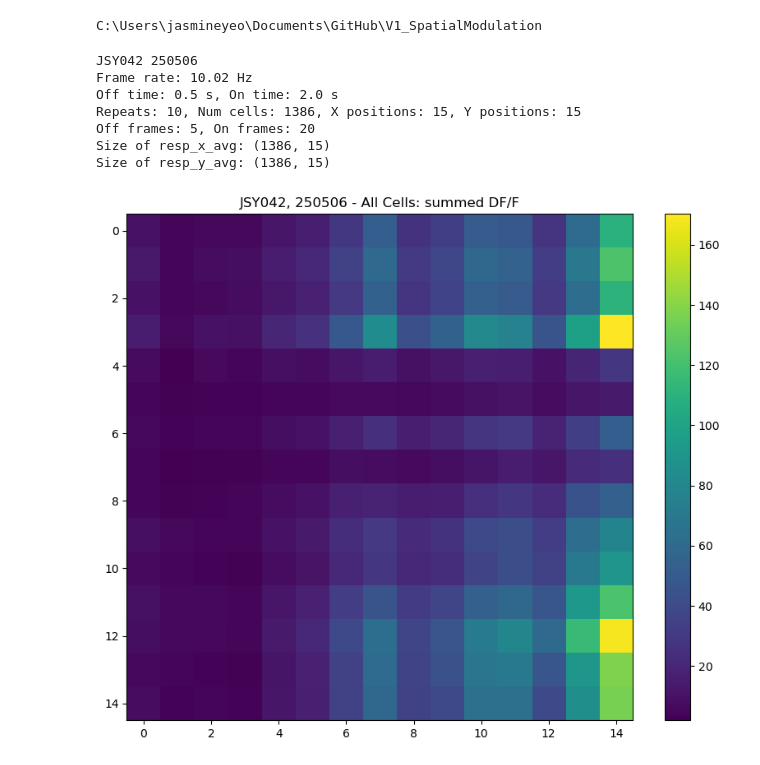
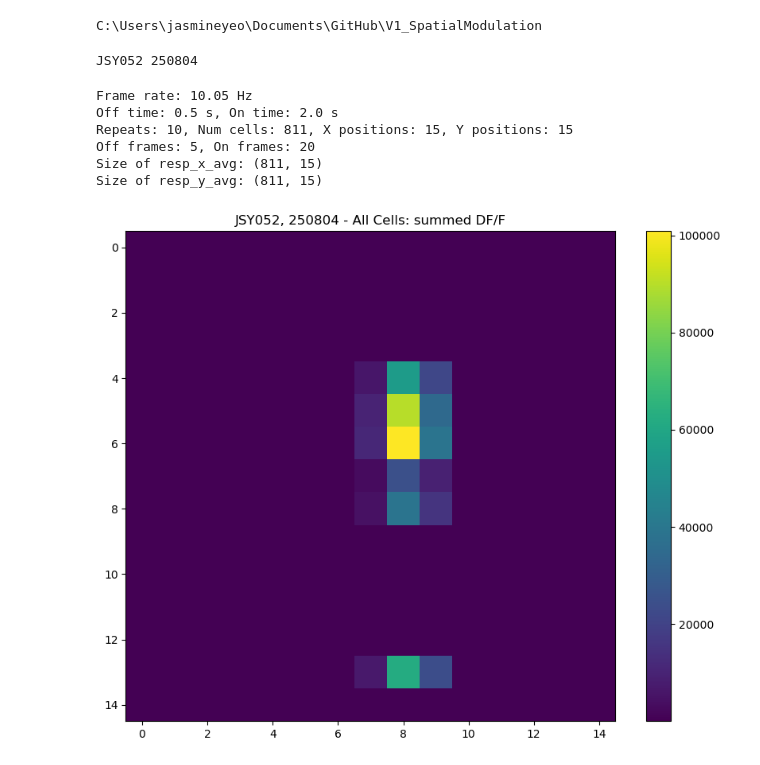
Before and after one commit to jasmineyeo/V1_SpatialModulation, a Jupyter notebook: VisualAnalysis_notebook/spatialmapping_analysis.ipynb, the cells around one changed output. Cells and saved outputs as stored; diff of their text form; code cells hidden in the pictures.

```diff
--- a/VisualAnalysis_notebook/spatialmapping_analysis.ipynb
+++ b/VisualAnalysis_notebook/spatialmapping_analysis.ipynb
@@ -15,14 +15,14 @@ from helper import TwoP, read_xml
 import matplotlib.pyplot as plt
 
 # animal id and date
-animal_id = "JSY042"
-date = 250506
+animal_id = "JSY052"
+date = 250804
 print(animal_id, date)
 
 # File path to data
-filepath = r'D:\V1_SpatialModulation\2p\250506_JSY_JSY043_GratingBars\TSeries-05062025-1347_middlescreen-001'
-twoP_filename = "TSeries-05062025-1347_middlescreen-001"
-stim_filepath = r'D:\V1_SpatialModulation\2p\250506_JSY_JSY043_GratingBars\TSeries-05062025-1347_middlescreen-001\250506_JSY_JSY043_spatialgratings_middlescreen.mat'
+filepath = r'F:\2P\spmod\250804_JSY_JSY052_ExpressionCheck\TSeries-08042025-1433-001'
+twoP_filename = "TSeries-08042025-1433-001"
+stim_filepath = r'\\goard-nas1\Goard_Lab\Jasmine\stimdata\250804_JSY_JSY052_spatialgratings.mat'
 
 # Initialize dictionaries to store raw data
 twoP_data = {}
@@ -185,38 +185,38 @@ plt.title('Mean response to horizontal gratings')
 ax3 = plt.subplot(2, 2, 3)
 y_map_pop = np.tile(avg_resp_y_avg, (num_x, 1))
 plt.imshow(y_map_pop)
 plt.xticks(np.arange(0, num_y, 5))
 plt.yticks([])
 
 # Y map
 ax4 = plt.subplot(2, 2, 4)
 plt.plot(avg_resp_y_avg)
 plt.xticks(np.arange(4, num_y, 5))
 plt.title('Mean response to vertical gratings')
 
 plt.suptitle(f'{animal_id}, {date} - Spatial Mapping Summary -')
 plt.tight_layout()
 # save figure in the filepath
 plt.savefig(os.path.join(filepath, f'{animal_id}_{date}_SpatialMap_Summary.png'))
 
 plt.show()
 
 # # Save data
 # save_data = {
 #     'resp_x': resp_x,
 #     'resp_y': resp_y,
 #     'spatialMap': spatialMap,
 #     'spatialMap_norm': spatialMap_norm
 # }
 # sio.savemat('spatialMap_data.mat', save_data)
 
 # print("Analysis complete and results saved.")
 # %% [output]
-JSY042 250506
-Frame rate: 10.02 Hz
-Off time: 0.5 s, On time: 2.0 s
-Repeats: 10, Num cells: 1386, X positions: 15, Y positions: 15
-Off frames: 5, On frames: 20
-Size of resp_x_avg: (1386, 15)
-Size of resp_y_avg: (1386, 15)
+JSY052 250804
+Frame rate: 10.05 Hz
+Off time: 0.5 s, On time: 2.0 s
+Repeats: 10, Num cells: 811, X positions: 15, Y positions: 15
+Off frames: 5, On frames: 20
+Size of resp_x_avg: (811, 15)
+Size of resp_y_avg: (811, 15)
-[figure, old version]
+[figure, new version]
```
Also changed, not shown: parts of 1 cell of this notebook, 13 other files.
